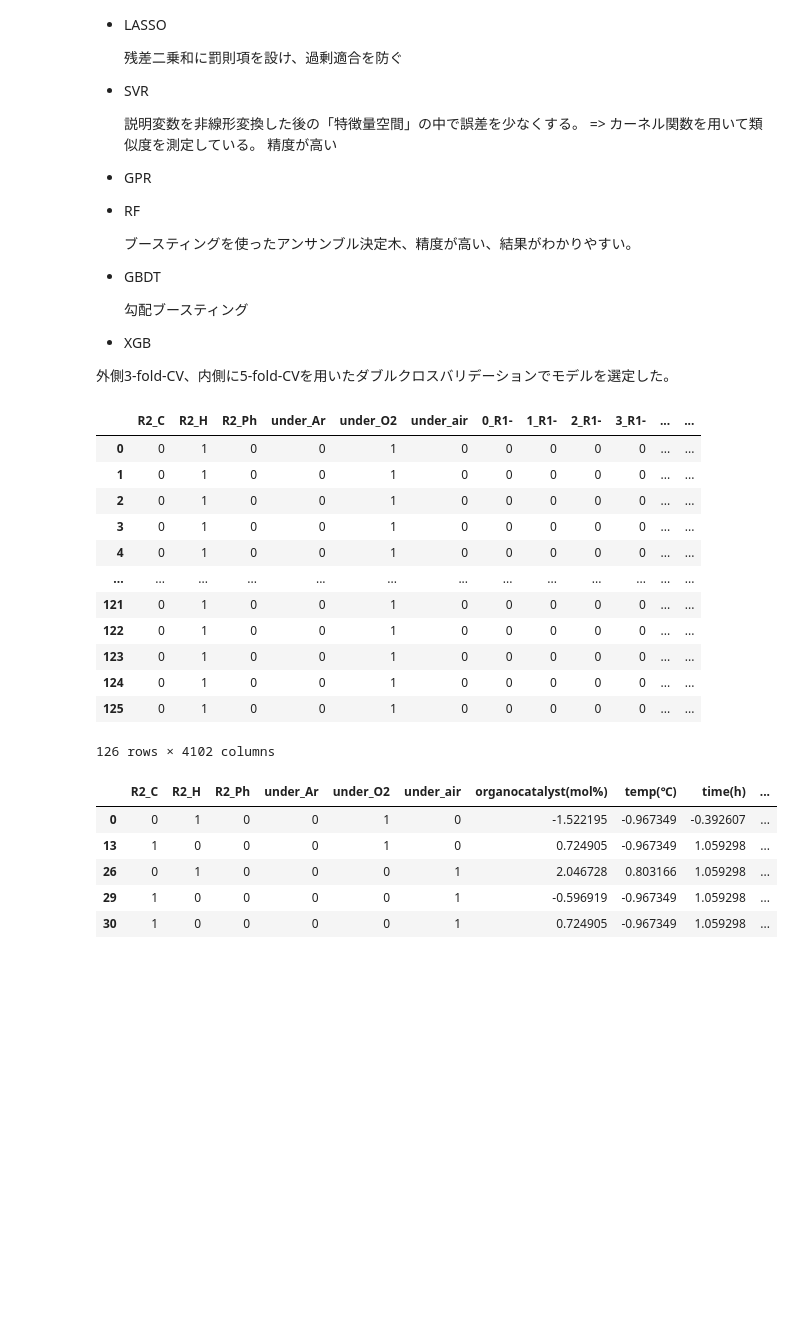
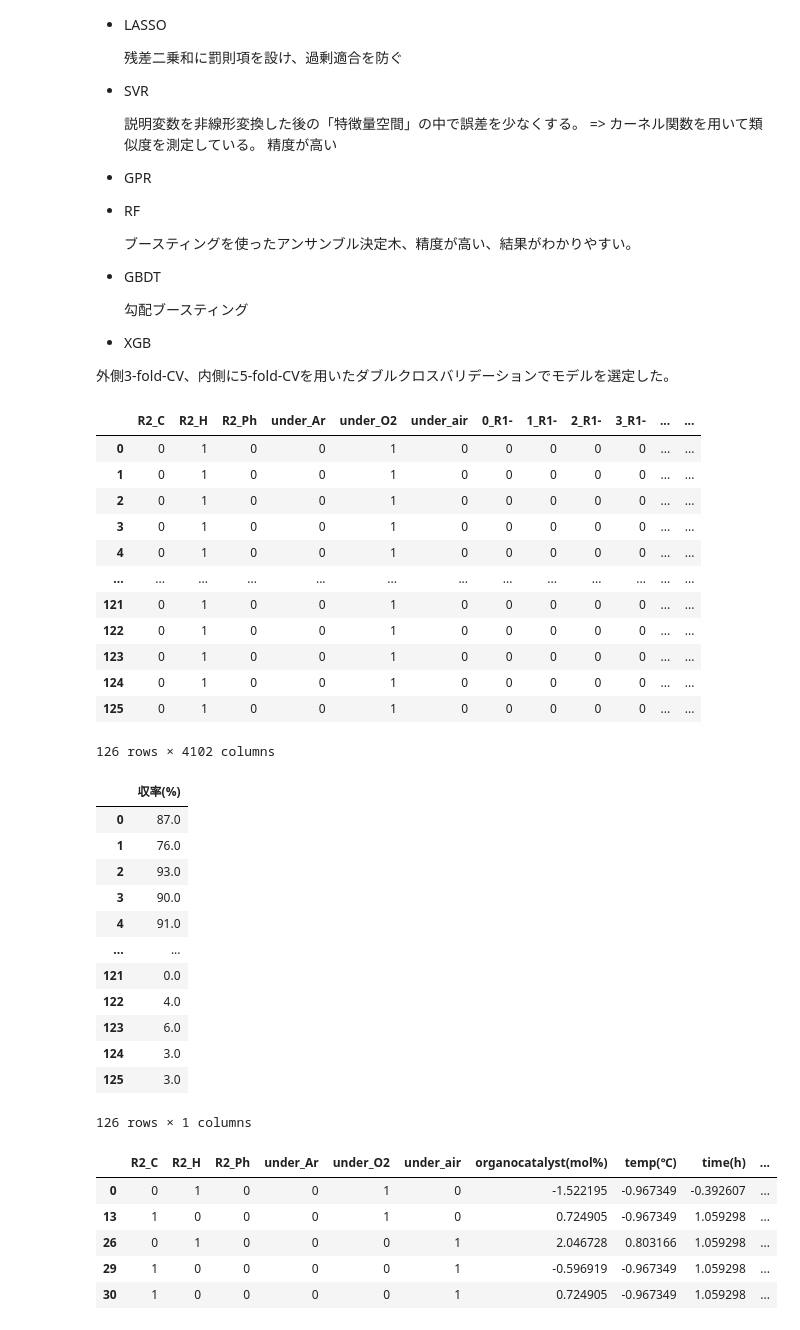
Before and after one commit to wwwyo/lab, a Jupyter notebook: exec_1114.ipynb, the cells around one changed output. Saved outputs shown, nothing was run; the diff lists cells and outputs as text; code cells hidden in the pictures; blank space fills up the shorter version.

```diff
--- a/exec_1114.ipynb
+++ b/exec_1114.ipynb
@@ -366,21 +366,36 @@ def plot_result(results, method, estimator):
     return result
 # %%
 X_removed_promoter_and_others = pd.read_csv('X_removed_promoter_and_others.csv',index_col=0,header=0).iloc[:,1:]
+y_removed_promoter_and_others = pd.read_csv('y_removed_promoter.csv', index_col=0, header=0)
 display(X_removed_promoter_and_others)
+display(y_removed_promoter_and_others)
 # %% [output]
 |  | R2_C | R2_H | R2_Ph | under_Ar | under_O2 | under_air | 0_R1- | 1_R1- | 2_R1- | 3_R1- | ... | ... |
 | 0 | 0 | 1 | 0 | 0 | 1 | 0 | 0 | 0 | 0 | 0 | ... | ... |
 | 1 | 0 | 1 | 0 | 0 | 1 | 0 | 0 | 0 | 0 | 0 | ... | ... |
 | 2 | 0 | 1 | 0 | 0 | 1 | 0 | 0 | 0 | 0 | 0 | ... | ... |
 | 3 | 0 | 1 | 0 | 0 | 1 | 0 | 0 | 0 | 0 | 0 | ... | ... |
 | 4 | 0 | 1 | 0 | 0 | 1 | 0 | 0 | 0 | 0 | 0 | ... | ... |
 | ... | ... | ... | ... | ... | ... | ... | ... | ... | ... | ... | ... | ... |
 | 121 | 0 | 1 | 0 | 0 | 1 | 0 | 0 | 0 | 0 | 0 | ... | ... |
 | 122 | 0 | 1 | 0 | 0 | 1 | 0 | 0 | 0 | 0 | 0 | ... | ... |
 | 123 | 0 | 1 | 0 | 0 | 1 | 0 | 0 | 0 | 0 | 0 | ... | ... |
 | 124 | 0 | 1 | 0 | 0 | 1 | 0 | 0 | 0 | 0 | 0 | ... | ... |
 | 125 | 0 | 1 | 0 | 0 | 1 | 0 | 0 | 0 | 0 | 0 | ... | ... |
 126 rows × 4102 columns
+|  | 収率(%) |
+| 0 | 87.0 |
+| 1 | 76.0 |
+| 2 | 93.0 |
+| 3 | 90.0 |
+| 4 | 91.0 |
+| ... | ... |
+| 121 | 0.0 |
+| 122 | 4.0 |
+| 123 | 6.0 |
+| 124 | 3.0 |
+| 125 | 3.0 |
+126 rows × 1 columns
 # %%
 X_removed_R1 = pd.read_csv('X_removed_R1.csv',index_col=0,header=0).iloc[:,1:]
 y_removed_R1 = pd.read_csv('y_removed_R1.csv', index_col=0,header=0)
```
Also changed, not shown: parts of 8 cells of this notebook, 3 other files.
